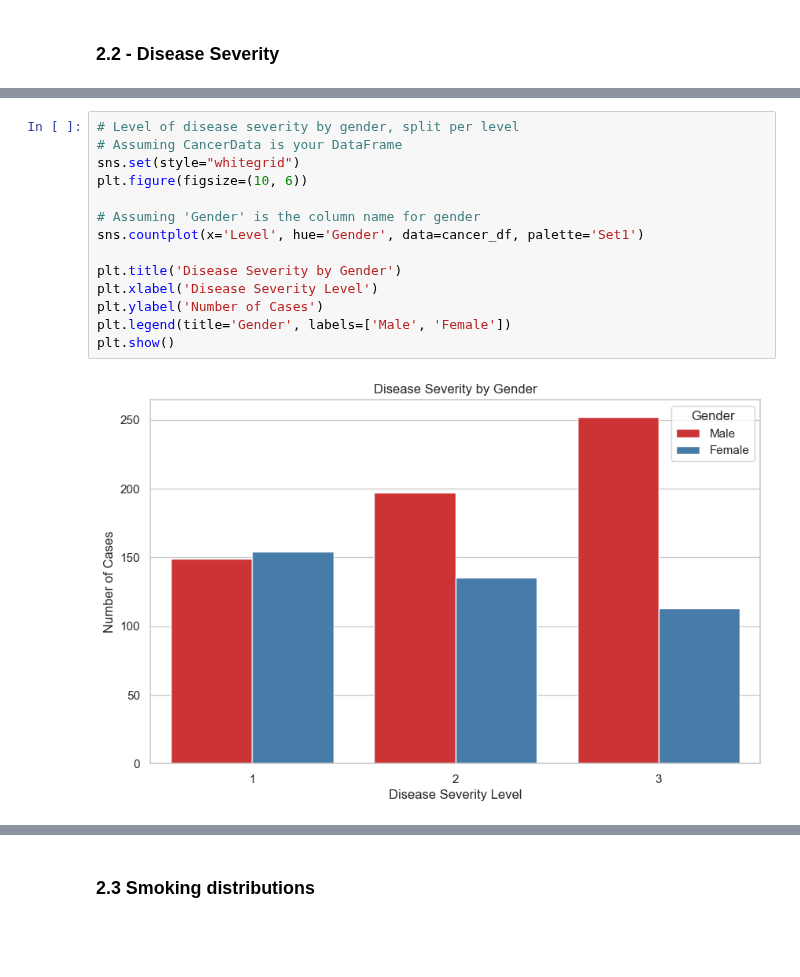
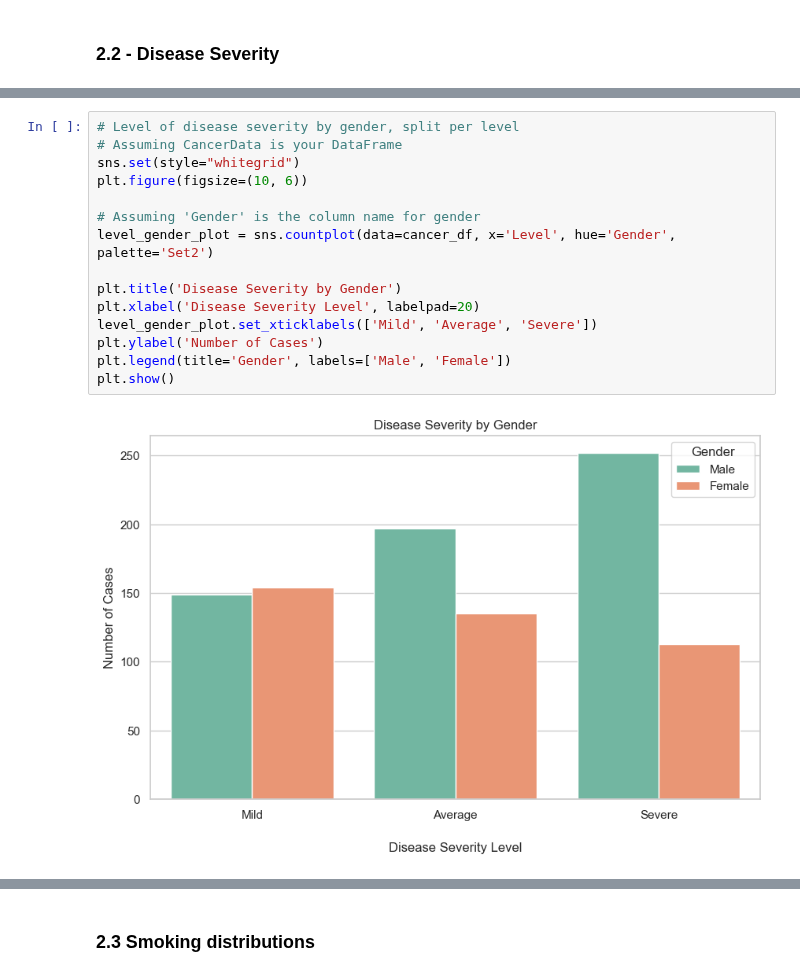
Before and after one commit to tewhol/Responsible_Data_Analysis_Group_1, a Jupyter notebook: model.ipynb, the cells around one changed output, grey strips where cells are left out. Saved outputs shown, nothing was run; the diff lists cells and outputs as text; blank space fills up the shorter version.

```diff
--- a/model.ipynb
+++ b/model.ipynb
@@ -95,18 +105,19 @@ plt.legend(title='Disease Severity Level')
 # %%
 # Level of disease severity by gender, split per level
 # Assuming CancerData is your DataFrame
 sns.set(style="whitegrid")
 plt.figure(figsize=(10, 6))
 
 # Assuming 'Gender' is the column name for gender
-sns.countplot(x='Level', hue='Gender', data=cancer_df, palette='Set1')
+level_gender_plot = sns.countplot(data=cancer_df, x='Level', hue='Gender', palette='Set2')
 
 plt.title('Disease Severity by Gender')
-plt.xlabel('Disease Severity Level')
+plt.xlabel('Disease Severity Level', labelpad=20)
+level_gender_plot.set_xticklabels(['Mild', 'Average', 'Severe'])
 plt.ylabel('Number of Cases')
 plt.legend(title='Gender', labels=['Male', 'Female'])
 plt.show()
 # %% [output]
-[figure, old version]
+[figure, new version]
 # %%
 # Disease Severity by age
```
Also changed, not shown: parts of 10 cells of this notebook.
